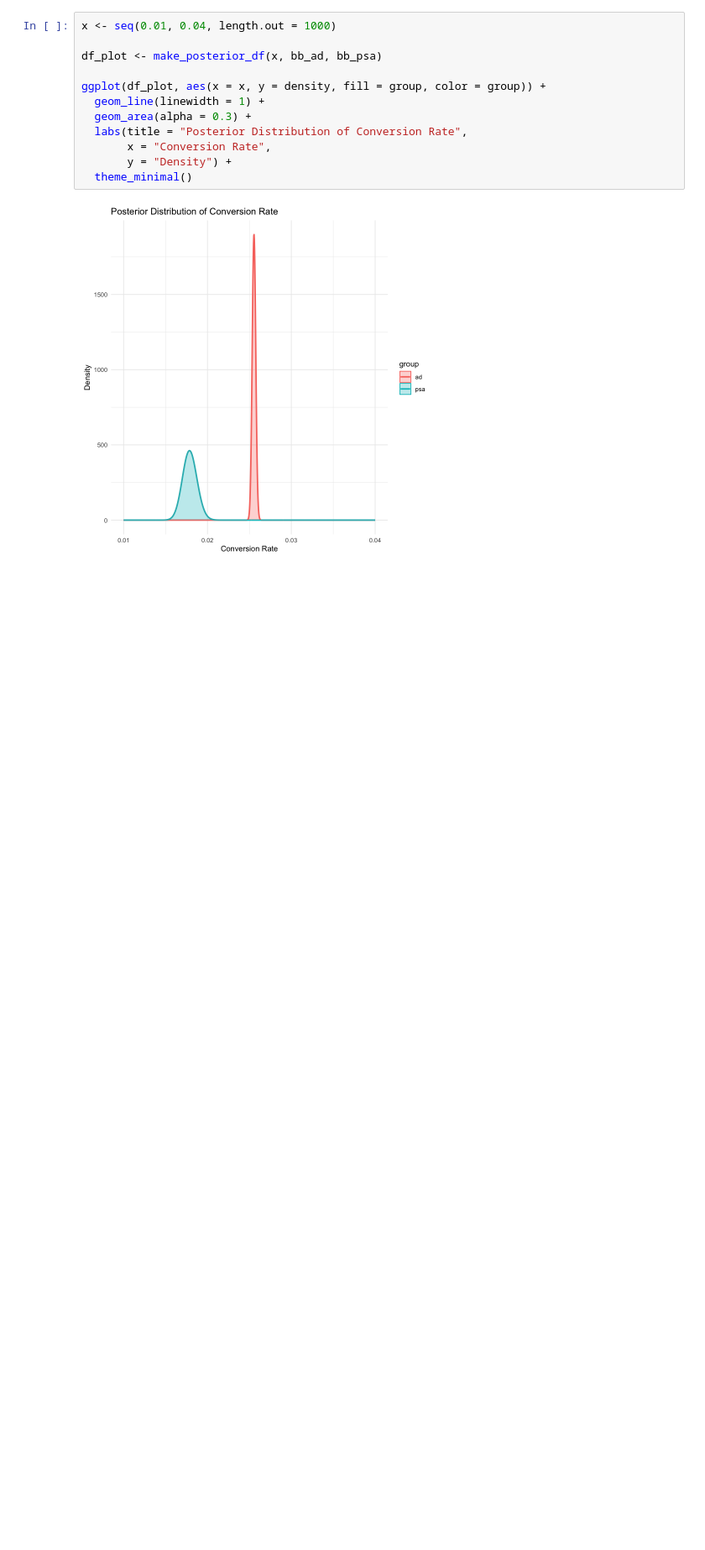
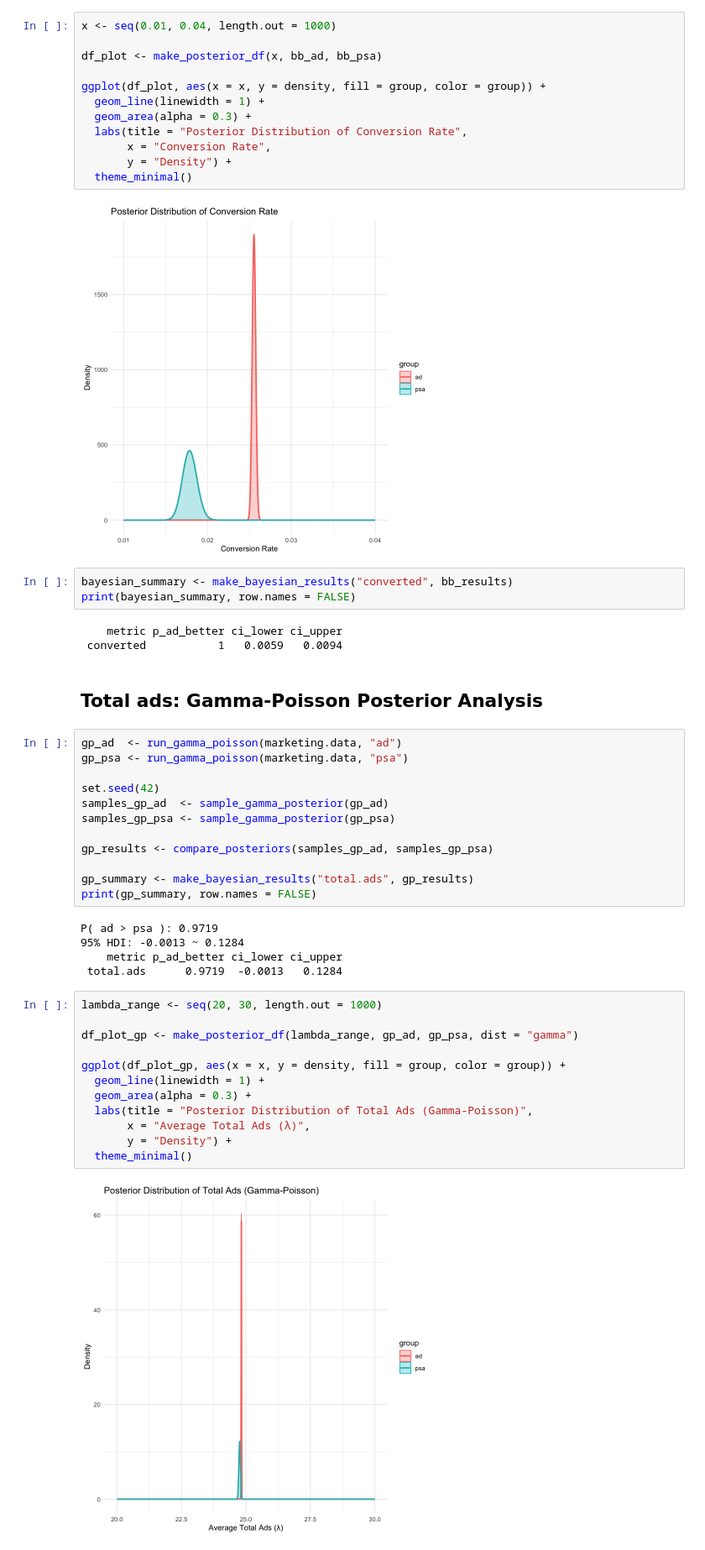
Before and after one commit to ShengPeiWilliam/marketing-ab-testing, a Jupyter notebook: code/marketing_analysis.ipynb, the cells around one changed output. Shown at 84% size. Drawn from its saved outputs; the diff is of its cells as text; blank space fills up the shorter version.

```diff
--- a/code/marketing_analysis.ipynb
+++ b/code/marketing_analysis.ipynb
@@ -471,3 +487,42 @@ ggplot(df_plot, aes(x = x, y = density, fill = group, color = group)) +
   theme_minimal()
 # %% [output]
 [figure]
+# %%
+bayesian_summary <- make_bayesian_results("converted", bb_results)
+print(bayesian_summary, row.names = FALSE)
+# %% [output]
+    metric p_ad_better ci_lower ci_upper
+ converted           1   0.0059   0.0094
+# %% [markdown]
+## Total ads: Gamma-Poisson Posterior Analysis
+# %%
+gp_ad  <- run_gamma_poisson(marketing.data, "ad")
+gp_psa <- run_gamma_poisson(marketing.data, "psa")
+
+set.seed(42)
+samples_gp_ad  <- sample_gamma_posterior(gp_ad)
+samples_gp_psa <- sample_gamma_posterior(gp_psa)
+
+gp_results <- compare_posteriors(samples_gp_ad, samples_gp_psa)
+
+gp_summary <- make_bayesian_results("total.ads", gp_results)
+print(gp_summary, row.names = FALSE)
+# %% [output]
+P( ad > psa ): 0.9719
+95% HDI: -0.0013 ~ 0.1284
+    metric p_ad_better ci_lower ci_upper
+ total.ads      0.9719  -0.0013   0.1284
+# %%
+lambda_range <- seq(20, 30, length.out = 1000)
+
+df_plot_gp <- make_posterior_df(lambda_range, gp_ad, gp_psa, dist = "gamma")
+
+ggplot(df_plot_gp, aes(x = x, y = density, fill = group, color = group)) +
+  geom_line(linewidth = 1) +
+  geom_area(alpha = 0.3) +
+  labs(title = "Posterior Distribution of Total Ads (Gamma-Poisson)",
+       x = "Average Total Ads (λ)",
+       y = "Density") +
+  theme_minimal()
+# %% [output]
+[figure, added]
```
Also changed, not shown: parts of 8 cells of this notebook.
